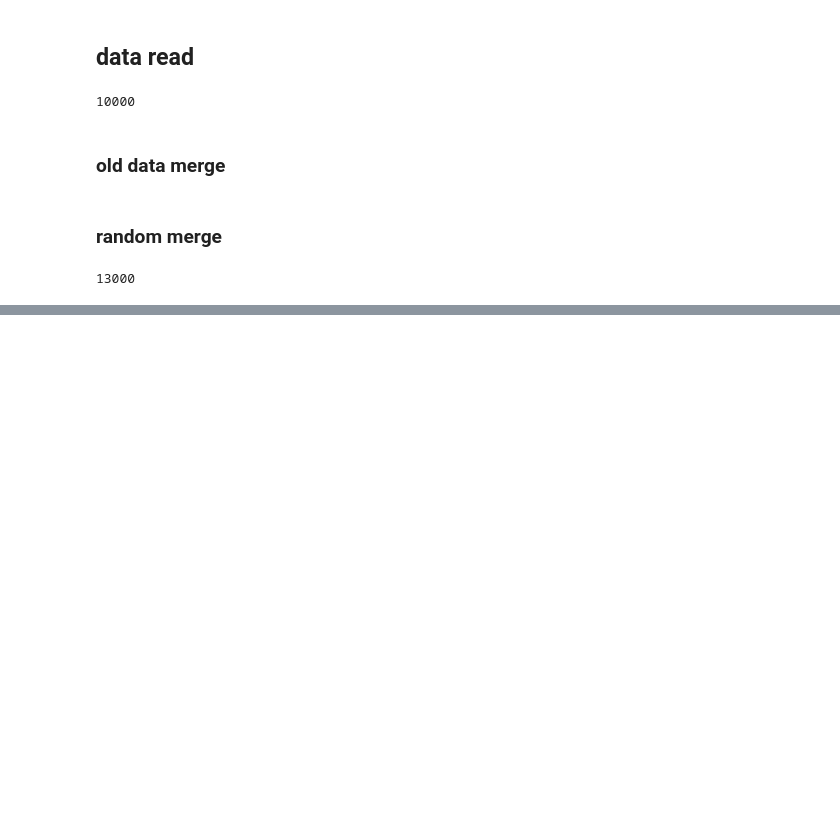
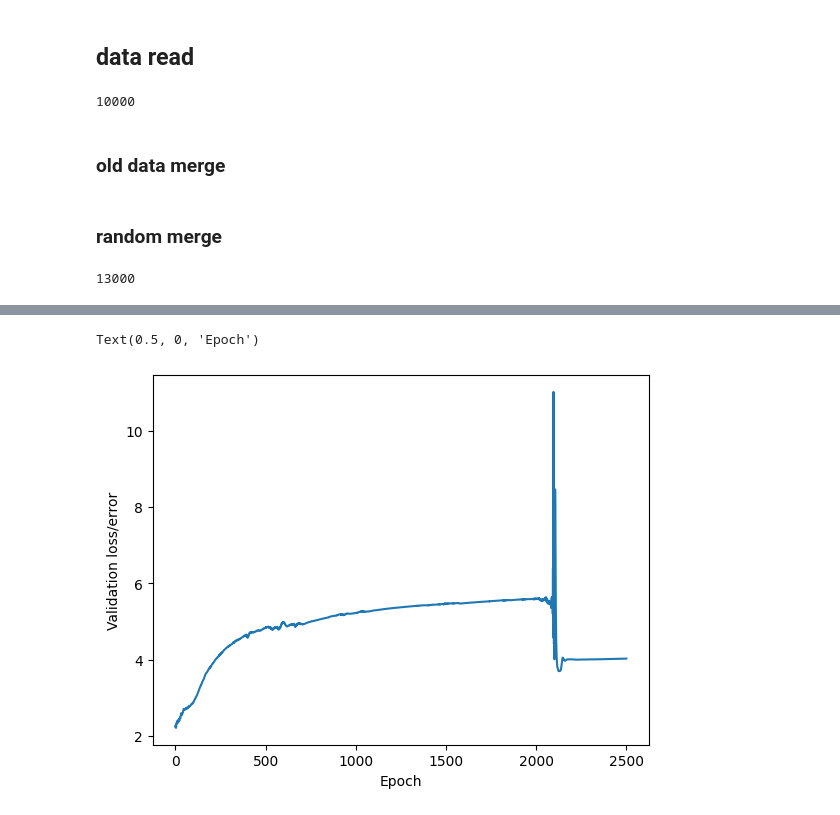
Before and after one commit to bloodykunu39/summer-term, a Jupyter notebook: KARAN_ECG/ML/data_unq/ml.ipynb, the cells around one changed output, grey strips where cells are left out. Saved outputs shown, nothing was run; the diff lists cells and outputs as text; code cells hidden in the pictures; blank space fills up the shorter version.

```diff
--- a/KARAN_ECG/ML/data_unq/ml.ipynb
+++ b/KARAN_ECG/ML/data_unq/ml.ipynb
@@ -287,0 +372,7 @@ plt.savefig('validation_loss.png')
+# %%
+plt.plot(range(len(validation_losses)), validation_losses)
+plt.ylabel("Validation loss/error")
+plt.xlabel('Epoch')
+# %% [output]
+Text(0.5, 0, 'Epoch')
+[figure, added]
```
Also changed, not shown: parts of 11 cells of this notebook.
